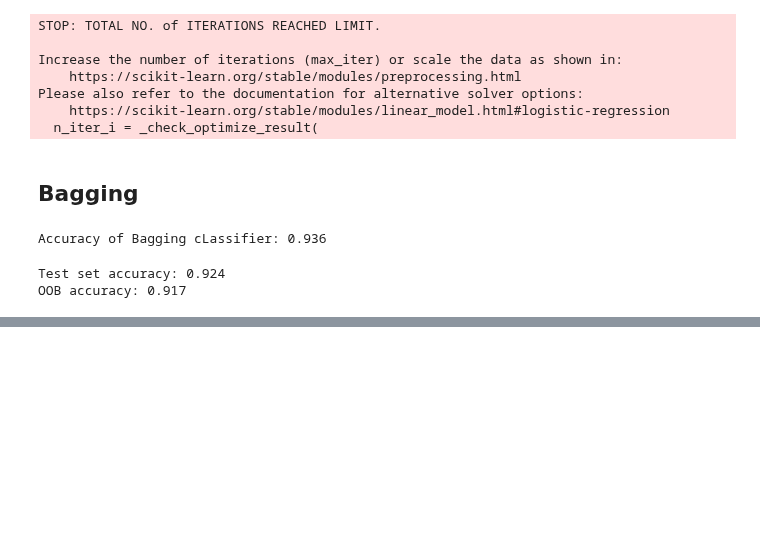
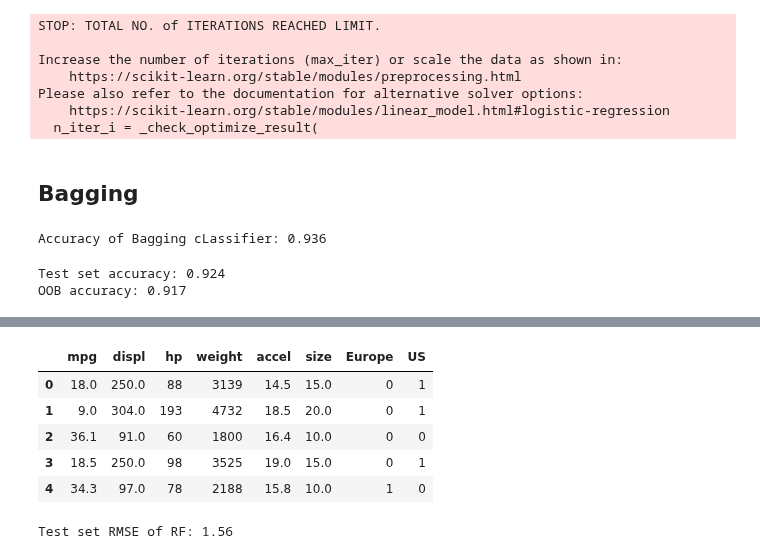
Before and after one commit to ecuerbo/pyprac, a Jupyter notebook: datacamp/tree-models.ipynb, the cells around one changed output, grey strips where cells are left out. Cells and saved outputs as stored; diff of their text form; code cells hidden in the pictures; blank space fills up the shorter version.

```diff
--- a/datacamp/tree-models.ipynb
+++ b/datacamp/tree-models.ipynb
@@ -243,0 +276,31 @@ OOB accuracy: 0.917
+# %%
+df.head()
+# %% [output]
+|  | mpg | displ | hp | weight | accel | size | Europe | US |
+| 0 | 18.0 | 250.0 | 88 | 3139 | 14.5 | 15.0 | 0 | 1 |
+| 1 | 9.0 | 304.0 | 193 | 4732 | 18.5 | 20.0 | 0 | 1 |
+| 2 | 36.1 | 91.0 | 60 | 1800 | 16.4 | 10.0 | 0 | 0 |
+| 3 | 18.5 | 250.0 | 98 | 3525 | 19.0 | 15.0 | 0 | 1 |
+| 4 | 34.3 | 97.0 | 78 | 2188 | 15.8 | 10.0 | 1 | 0 |
+# %%
+X = df.drop(['accel','Europe','US'], axis=1)
+y=df['mpg']
+
+from sklearn.ensemble import RandomForestRegressor
+from sklearn.model_selection import train_test_split
+from sklearn.metrics import mean_squared_error as MSE
+seed=1
+
+X_train, X_test, y_train, y_test = train_test_split(X,y,
+                                                   test_size=0.3,
+                                                   random_state=seed)
+rf = RandomForestRegressor(n_estimators=400,
+                          min_samples_leaf=0.12,
+                          random_state=seed)
+rf.fit(X_train,y_train)
+y_pred = rf.predict(X_test)
+
+rmse_test = MSE(y_test,y_pred)**(1/2)
+print('Test set RMSE of RF: {:.2F}'.format(rmse_test))
+# %% [output]
+Test set RMSE of RF: 1.56
```
Also changed, not shown: parts of 4 cells of this notebook.
